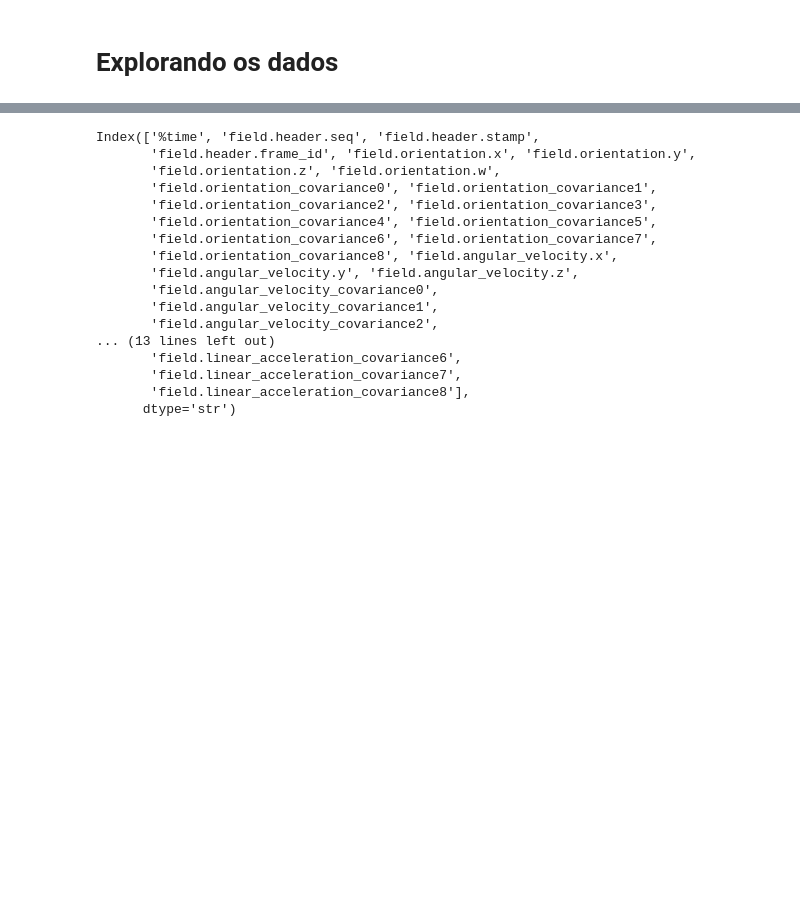
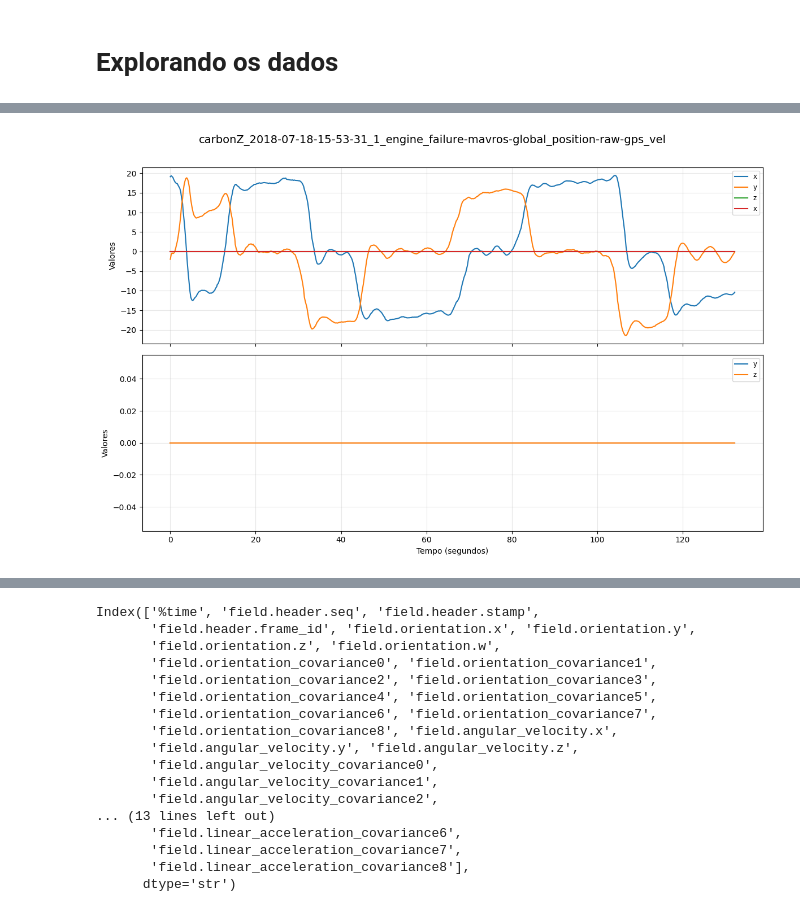
Before and after one commit to RenatodaCostaSantos/flight_anomaly_detection, a Jupyter notebook: aeroespacial-2/notebooks/00_00_data_exploration.ipynb, the cells around one changed output, grey strips where cells are left out. Cells and saved outputs as stored; diff of their text form; code cells hidden in the pictures; blank space fills up the shorter version.

Commit message:
atualiza notebook `00_00_data_exploration.ipynb`

```diff
--- a/aeroespacial-2/notebooks/00_00_data_exploration.ipynb
+++ b/aeroespacial-2/notebooks/00_00_data_exploration.ipynb
@@ -4,0 +68,9 @@ import pandas as pd
+# %%
+pasta = Path('../data/01_raw/processed/carbonZ_2018-07-18-15-53-31_1_engine_failure')
+
+caminho_datasets = list(pasta.glob('*.csv'))
+
+#for f in caminho_datasets:
+#    print(f)
+# %%
+dfs = {f.stem: pd.read_csv(f) for f in pasta.glob('*.csv')}
@@ -4,0 +89,5 @@ import pandas as pd
+# %%
+i = 0
+
+primeira_chave = list(dfs.keys())[i]
+df1 = dfs[primeira_chave]
@@ -4,0 +132,4 @@ import pandas as pd
+# %%
+plot_generic_df(df1, titulo_grafico=primeira_chave)
+# %% [output]
+[figure, added]
```
Also changed, not shown: parts of 26 cells of this notebook.
